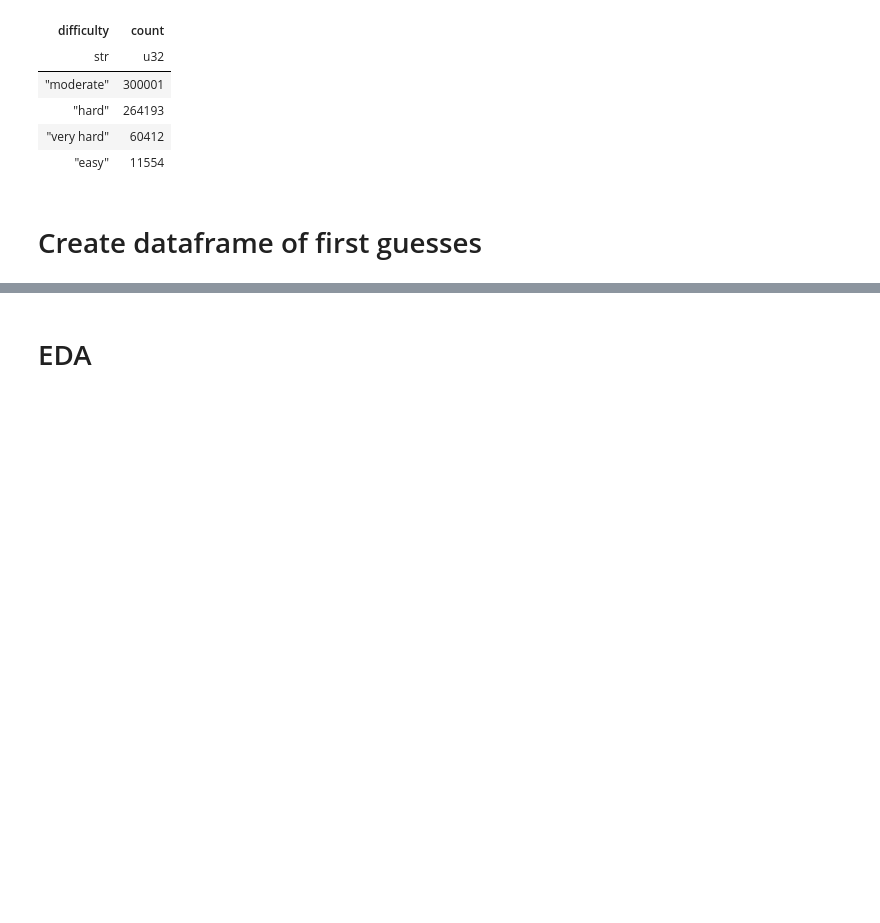
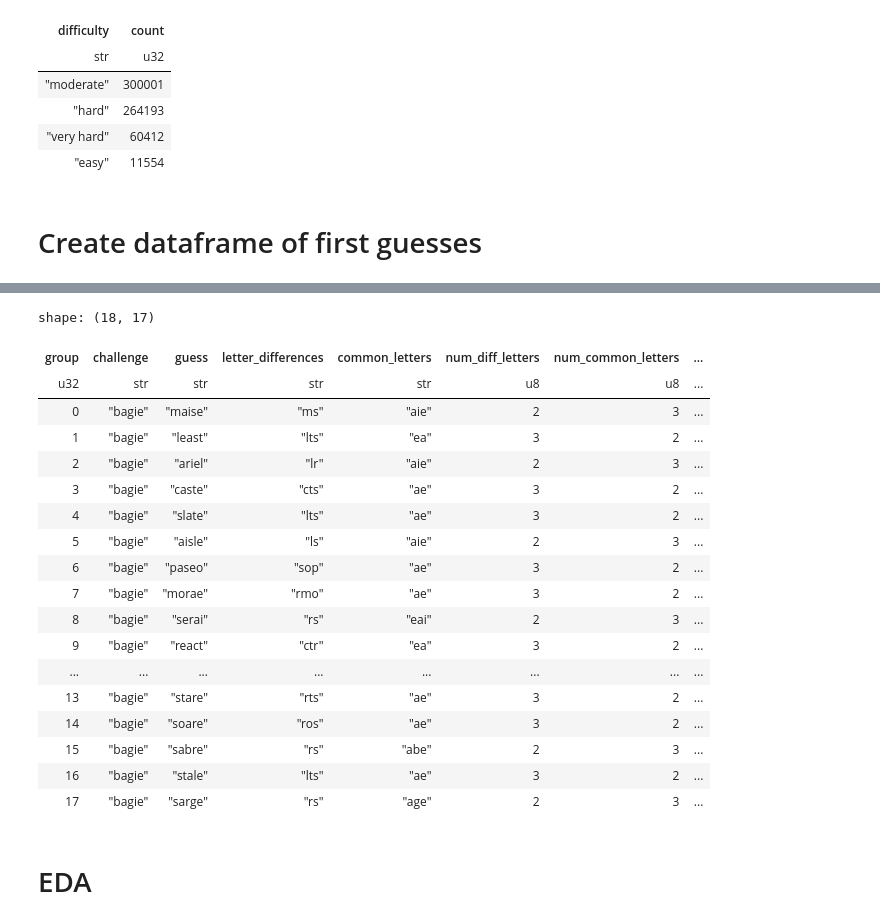
Before and after one commit to jgriffi/Wordle, a Jupyter notebook: notebooks/simulating_top_words_eda.ipynb, the cells around one changed output, grey strips where cells are left out. Saved outputs shown, nothing was run; the diff lists cells and outputs as text; code cells hidden in the pictures; blank space fills up the shorter version.

```diff
--- a/notebooks/simulating_top_words_eda.ipynb
+++ b/notebooks/simulating_top_words_eda.ipynb
@@ -96,3 +96,6 @@ first_guess = (
     .group_by("group", maintain_order=True)
     .first()
 )
+# %%
+first_guess.head(18)
+# %% [output]
@@ -99,3 +103,22 @@ first_guess = (
+shape: (18, 17)
+| group | challenge | guess | letter_differences | common_letters | num_diff_letters | num_common_letters | ... |
+| u32 | str | str | str | str | u8 | u8 | ... |
+| 0 | "bagie" | "maise" | "ms" | "aie" | 2 | 3 | ... |
+| 1 | "bagie" | "least" | "lts" | "ea" | 3 | 2 | ... |
+| 2 | "bagie" | "ariel" | "lr" | "aie" | 2 | 3 | ... |
+| 3 | "bagie" | "caste" | "cts" | "ae" | 3 | 2 | ... |
+| 4 | "bagie" | "slate" | "lts" | "ae" | 3 | 2 | ... |
+| 5 | "bagie" | "aisle" | "ls" | "aie" | 2 | 3 | ... |
+| 6 | "bagie" | "paseo" | "sop" | "ae" | 3 | 2 | ... |
+| 7 | "bagie" | "morae" | "rmo" | "ae" | 3 | 2 | ... |
+| 8 | "bagie" | "serai" | "rs" | "eai" | 2 | 3 | ... |
+| 9 | "bagie" | "react" | "ctr" | "ea" | 3 | 2 | ... |
+| ... | ... | ... | ... | ... | ... | ... | ... |
+| 13 | "bagie" | "stare" | "rts" | "ae" | 3 | 2 | ... |
+| 14 | "bagie" | "soare" | "ros" | "ae" | 3 | 2 | ... |
+| 15 | "bagie" | "sabre" | "rs" | "abe" | 2 | 3 | ... |
+| 16 | "bagie" | "stale" | "lts" | "ae" | 3 | 2 | ... |
+| 17 | "bagie" | "sarge" | "rs" | "age" | 2 | 3 | ... |
 # %% [markdown]
 # EDA
 # %%
```
Also changed, not shown: parts of 10 cells of this notebook, 4 other files.
